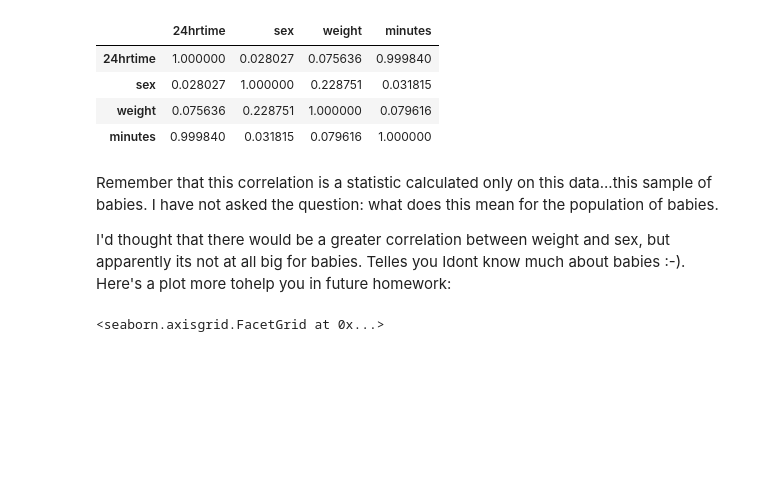
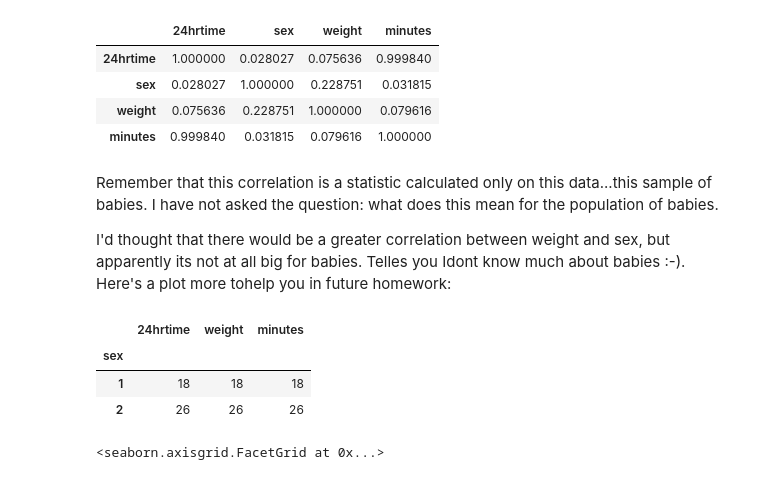
Before and after one commit to mtheartattack/2015lab3, a Jupyter notebook: Lab3-Freq.ipynb, the cells around one changed output. Drawn from its saved outputs; the diff is of its cells as text; code cells hidden in the pictures; blank space fills up the shorter version.

```diff
--- a/Lab3-Freq.ipynb
+++ b/Lab3-Freq.ipynb
@@ -94,6 +106,13 @@ df.corr()
 Remember that this correlation is a statistic calculated only on this data...this sample of babies. I have not asked the question: what does this mean for the population of babies.
 
 I'd thought that there would be a greater correlation between weight and sex, but apparently its not at all big for babies. Telles you Idont know much about babies :-). Here's a plot more tohelp you in future homework:
+# %%
+df.groupby('sex').count()
+# %% [output]
+|  | 24hrtime | weight | minutes |
+| sex |  |  |  |
+| 1 | 18 | 18 | 18 |
+| 2 | 26 | 26 | 26 |
 # %%
 g = sns.FacetGrid(col="sex", data=df, size=8)
 g.map(plt.hist, "weight")
```
Also changed, not shown: parts of 8 cells of this notebook, 1 other file.
